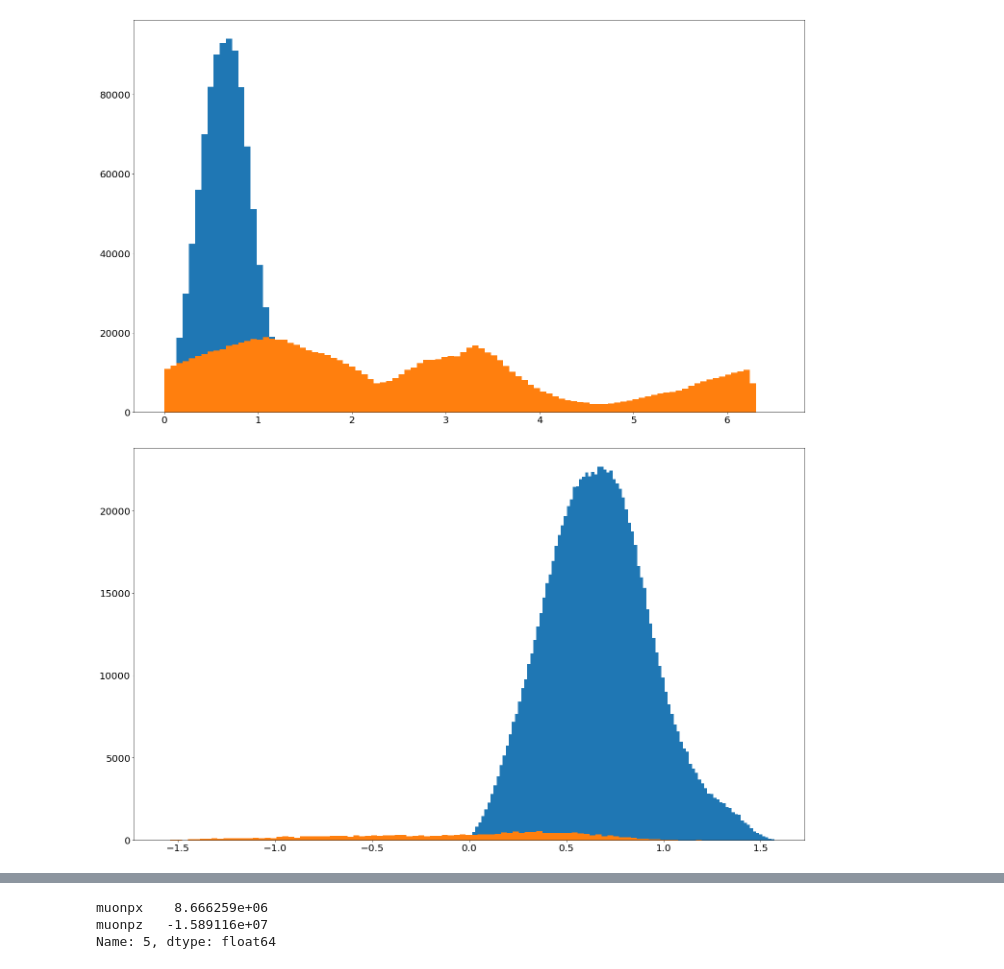
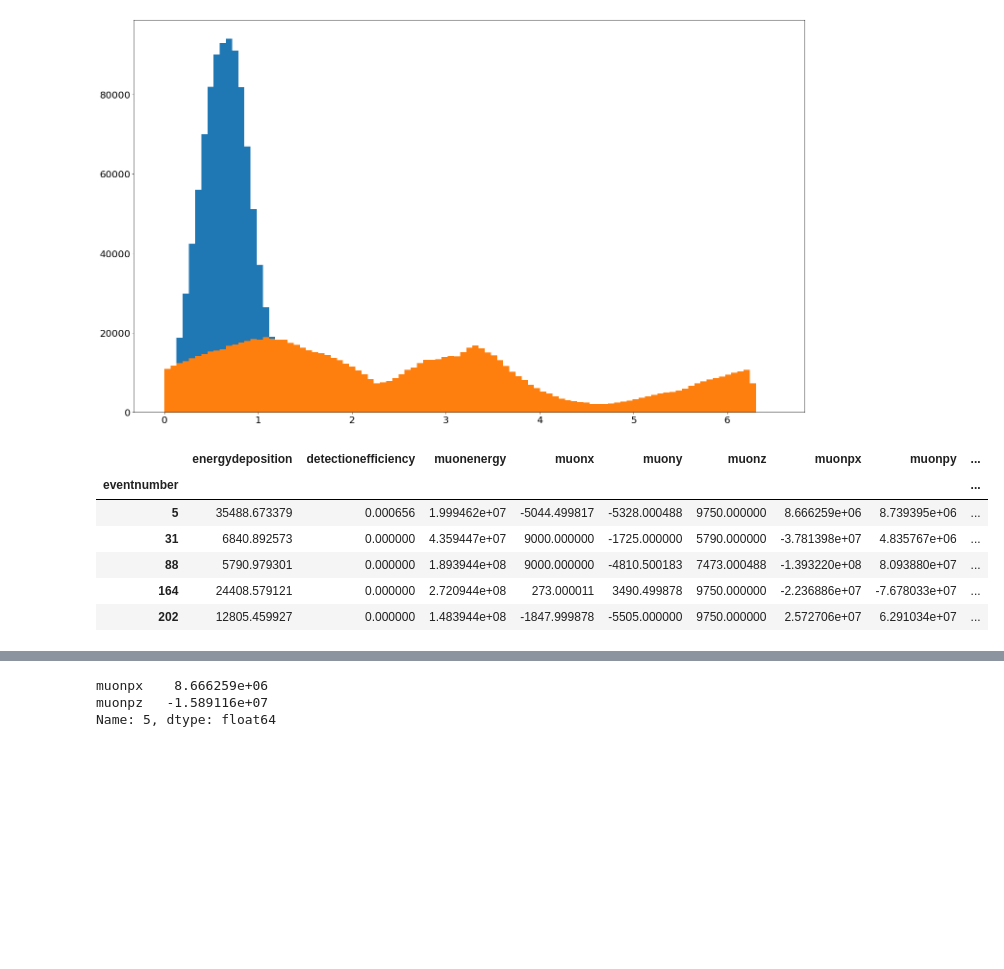
Before and after one commit to luigiberducci/ML4NP, a Jupyter notebook: Notebooks/AnalysisMuonsInROI/compare_startingconditions_of_muons_reaching_roi.ipynb, the cells around one changed output, grey strips where cells are left out. Drawn from its saved outputs; the diff is of its cells as text; code cells hidden in the pictures; blank space fills up the shorter version.

```diff
--- a/Notebooks/AnalysisMuonsInROI/compare_startingconditions_of_muons_reaching_roi.ipynb
+++ b/Notebooks/AnalysisMuonsInROI/compare_startingconditions_of_muons_reaching_roi.ipynb
@@ -92,9 +92,3 @@ plt.hist(musun.phi, bins=bins, label="phi")
 plt.show()
 # %% [output]
 [figure]
-# %%
-plt.hist(musun.theta,bins=100)
-plt.hist(roi_events.theta1,bins=100)
-plt.show()
-# %% [output]
-[figure, removed]
@@ -100,0 +98,10 @@ plt.show()
+# %%
+roi_events.head()
+# %% [output]
+|  | energydeposition | detectionefficiency | muonenergy | muonx | muony | muonz | muonpx | muonpy | ... |
+| eventnumber |  |  |  |  |  |  |  |  | ... |
+| 5 | 35488.673379 | 0.000656 | 1.999462e+07 | -5044.499817 | -5328.000488 | 9750.000000 | 8.666259e+06 | 8.739395e+06 | ... |
+| 31 | 6840.892573 | 0.000000 | 4.359447e+07 | 9000.000000 | -1725.000000 | 5790.000000 | -3.781398e+07 | 4.835767e+06 | ... |
+| 88 | 5790.979301 | 0.000000 | 1.893944e+08 | 9000.000000 | -4810.500183 | 7473.000488 | -1.393220e+08 | 8.093880e+07 | ... |
+| 164 | 24408.579121 | 0.000000 | 2.720944e+08 | 273.000011 | 3490.499878 | 9750.000000 | -2.236886e+07 | -7.678033e+07 | ... |
+| 202 | 12805.459927 | 0.000000 | 1.483944e+08 | -1847.999878 | -5505.000000 | 9750.000000 | 2.572706e+07 | 6.291034e+07 | ... |
```
Also changed, not shown: parts of 7 cells of this notebook, 2 other files.
